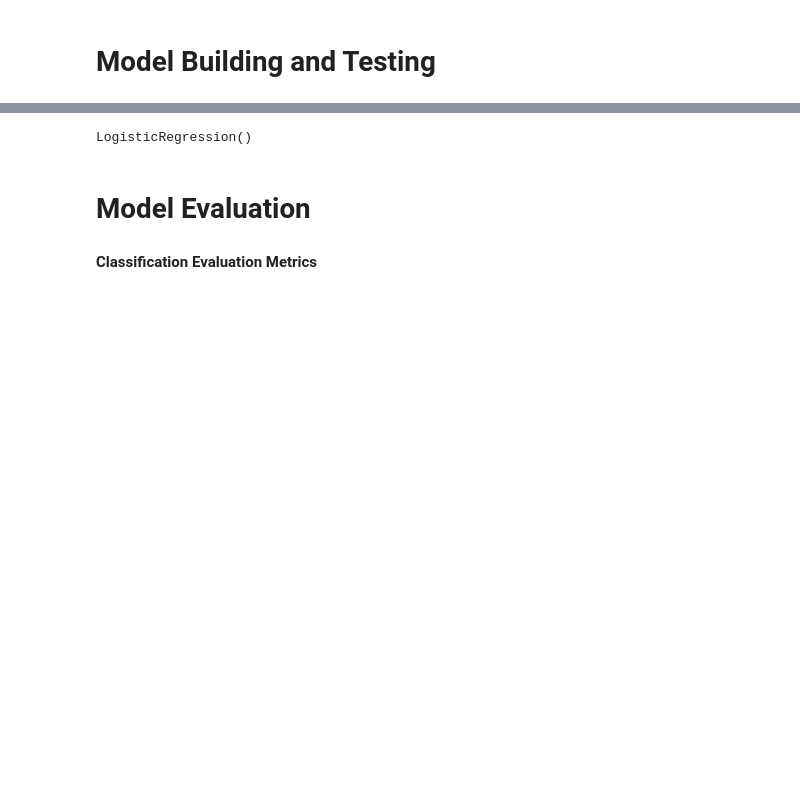
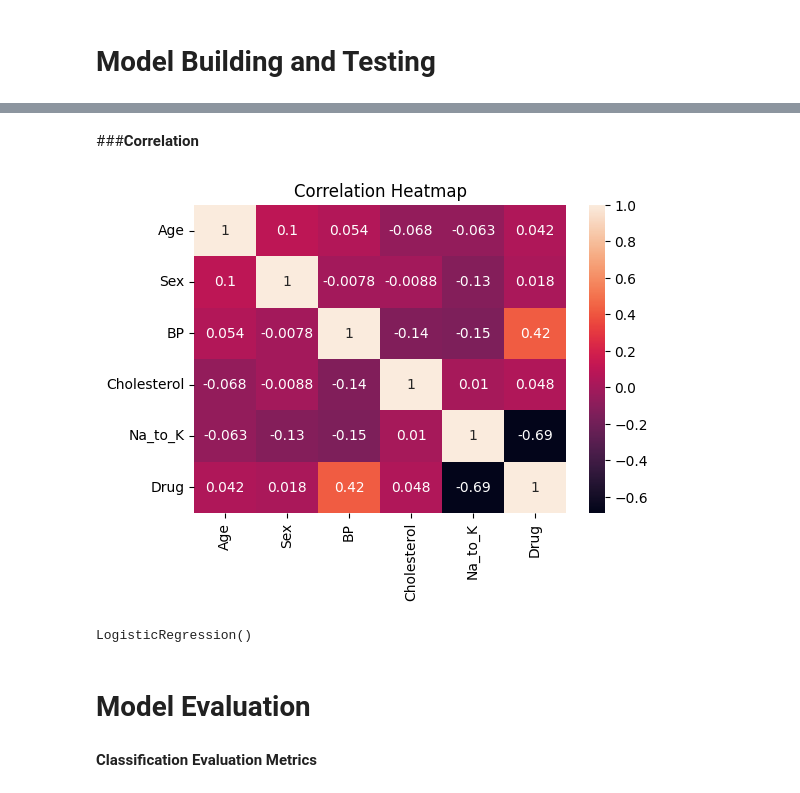
Before and after one commit to kwanda2426/projects, a Jupyter notebook: classification_dt.ipynb, the cells around one changed output, grey strips where cells are left out. Saved outputs shown, nothing was run; the diff lists cells and outputs as text; code cells hidden in the pictures; blank space fills up the shorter version.

```diff
--- a/classification_dt.ipynb
+++ b/classification_dt.ipynb
@@ -270,3 +297,20 @@ plt.show()
+# %%
+# Encoding categorica data
+df_final = df.copy()
+Encoder = LabelEncoder()
+df_final['Sex'] = Encoder.fit_transform(df_final['Sex'])
+df_final['BP'] = Encoder.fit_transform(df_final['BP'])
+df_final['Cholesterol'] = Encoder.fit_transform(df_final['Cholesterol'])
+df_final['Drug'] = Encoder.fit_transform(df_final['Drug'])
+# %% [markdown]
+###**Correlation**
+# %%
+plt.figure(figsize=(6,4))
+sns.heatmap(df_final.corr(), annot=True)
+plt.title('Correlation Heatmap')
+plt.show()
+# %% [output]
+[figure, added]
 # %%
 # splitting dataset into training and testing
 df_data = df.copy()
```
Also changed, not shown: parts of 8 cells of this notebook.
